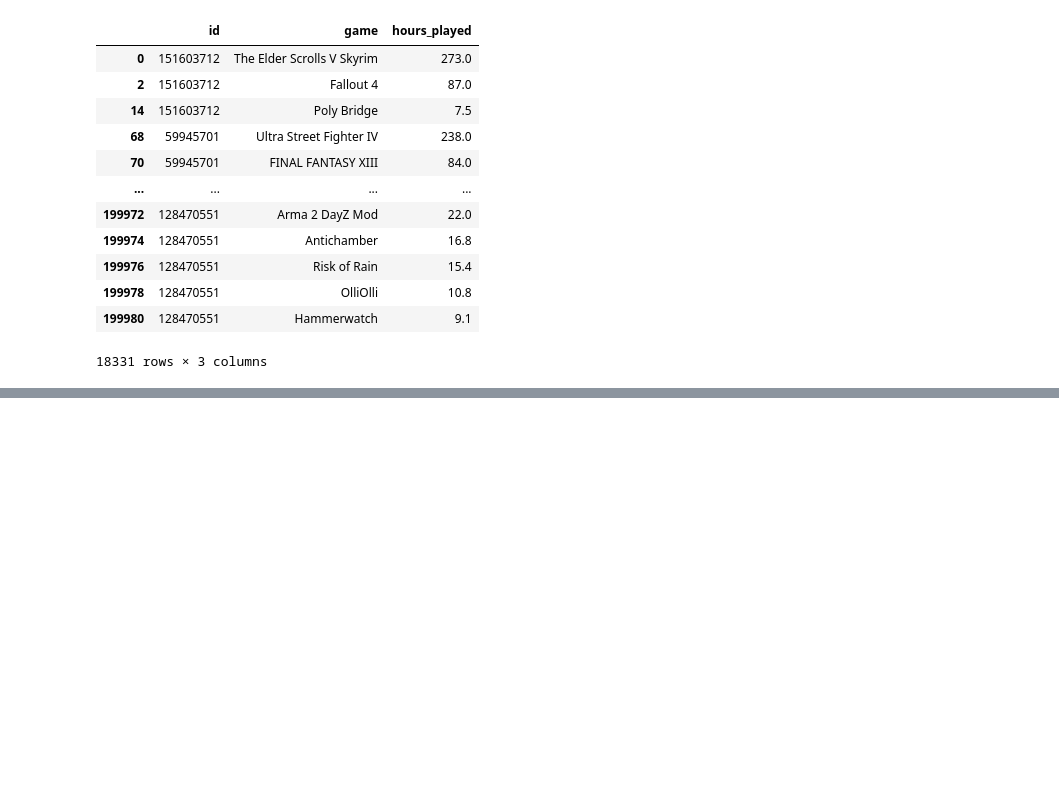
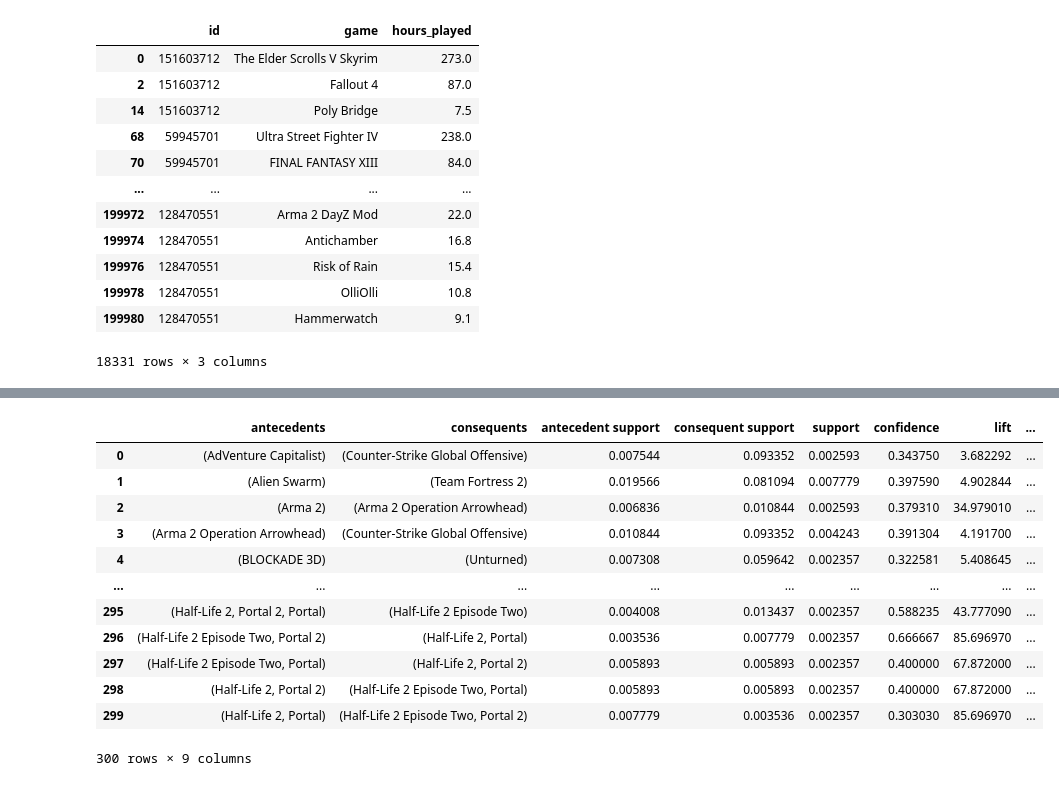
Before and after one commit to Vbardusco/sd201-steam-recommendations, a Jupyter notebook: project_steam.ipynb, the cells around one changed output, grey strips where cells are left out. Drawn from its saved outputs; the diff is of its cells as text; code cells hidden in the pictures; blank space fills up the shorter version.

```diff
--- a/project_steam.ipynb
+++ b/project_steam.ipynb
@@ -558,3 +558,11 @@ played_games_sup_avg
 | 199978 | 128470551 | OlliOlli | 10.8 |
 | 199980 | 128470551 | Hammerwatch | 9.1 |
 18331 rows × 3 columns
+# %%
+g = played_games_sup_avg.groupby('id')['game'].apply(list).reset_index(name='games')
+g['games']
+te_ary = te.fit(g['games']).transform(g['games'])
+df2 = pd.DataFrame(te_ary, columns=te.columns_)
+df2
+fis2 = apriori(df2, min_support=0.002, use_colnames=True)
+fis2
@@ -560,0 +583,16 @@ played_games_sup_avg
+# %%
+association_rules(fis2, metric="confidence", min_threshold=0.3)
+# %% [output]
+|  | antecedents | consequents | antecedent support | consequent support | support | confidence | lift | ... |
+| 0 | (AdVenture Capitalist) | (Counter-Strike Global Offensive) | 0.007544 | 0.093352 | 0.002593 | 0.343750 | 3.682292 | ... |
+| 1 | (Alien Swarm) | (Team Fortress 2) | 0.019566 | 0.081094 | 0.007779 | 0.397590 | 4.902844 | ... |
+| 2 | (Arma 2) | (Arma 2 Operation Arrowhead) | 0.006836 | 0.010844 | 0.002593 | 0.379310 | 34.979010 | ... |
+| 3 | (Arma 2 Operation Arrowhead) | (Counter-Strike Global Offensive) | 0.010844 | 0.093352 | 0.004243 | 0.391304 | 4.191700 | ... |
+| 4 | (BLOCKADE 3D) | (Unturned) | 0.007308 | 0.059642 | 0.002357 | 0.322581 | 5.408645 | ... |
+| ... | ... | ... | ... | ... | ... | ... | ... | ... |
+| 295 | (Half-Life 2, Portal 2, Portal) | (Half-Life 2 Episode Two) | 0.004008 | 0.013437 | 0.002357 | 0.588235 | 43.777090 | ... |
+| 296 | (Half-Life 2 Episode Two, Portal 2) | (Half-Life 2, Portal) | 0.003536 | 0.007779 | 0.002357 | 0.666667 | 85.696970 | ... |
+| 297 | (Half-Life 2 Episode Two, Portal) | (Half-Life 2, Portal 2) | 0.005893 | 0.005893 | 0.002357 | 0.400000 | 67.872000 | ... |
+| 298 | (Half-Life 2, Portal 2) | (Half-Life 2 Episode Two, Portal) | 0.005893 | 0.005893 | 0.002357 | 0.400000 | 67.872000 | ... |
+| 299 | (Half-Life 2, Portal) | (Half-Life 2 Episode Two, Portal 2) | 0.007779 | 0.003536 | 0.002357 | 0.303030 | 85.696970 | ... |
+300 rows × 9 columns
```
Also changed, not shown: parts of 6 cells of this notebook.
